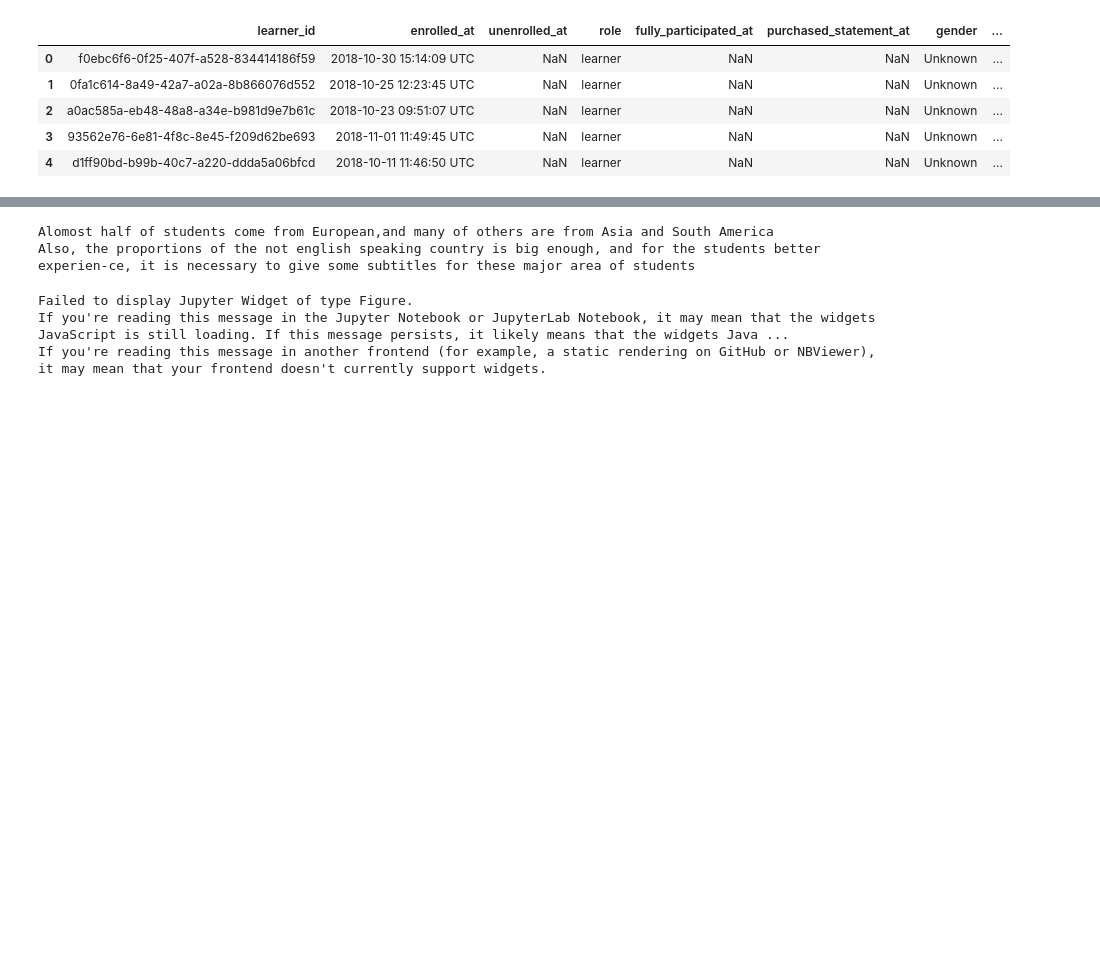
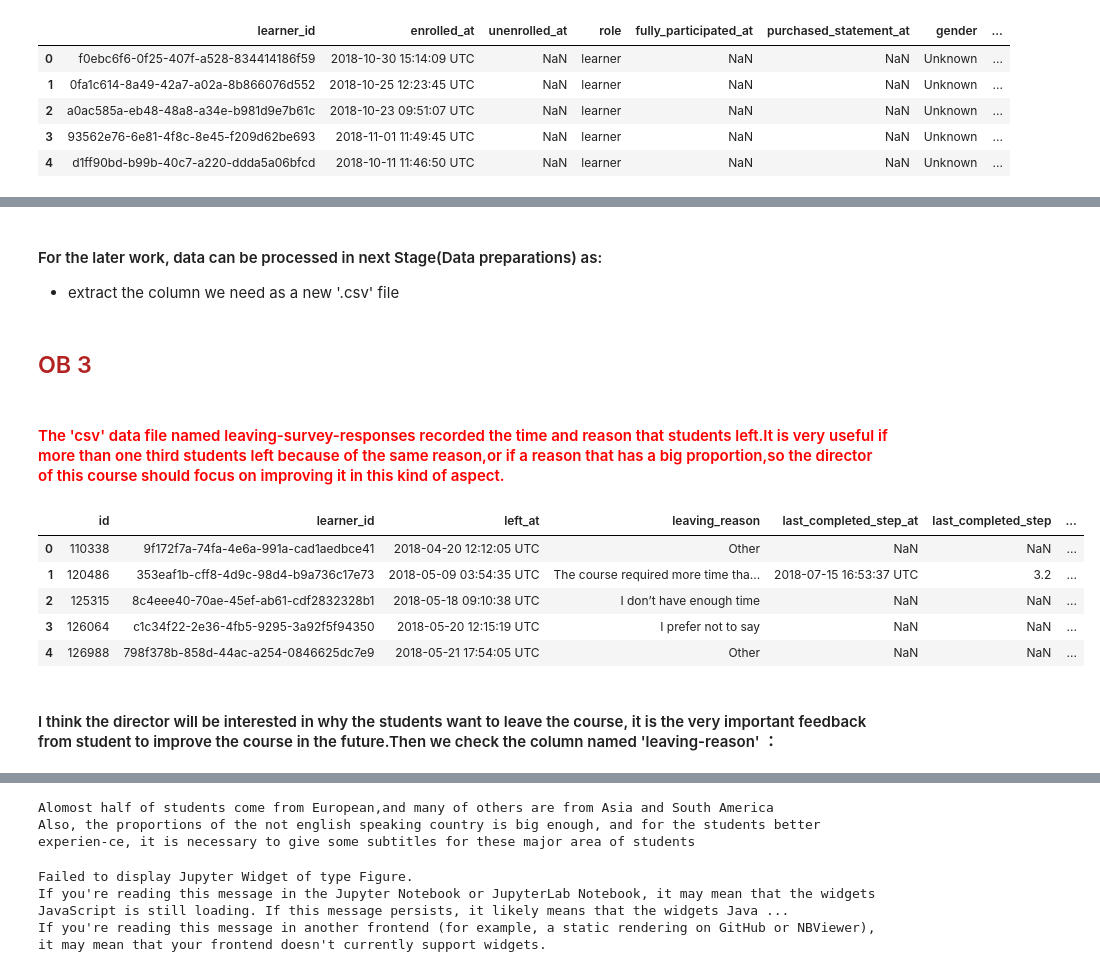
Before and after one commit to haoranD/CRISP-DM-PYTHON, a Jupyter notebook: notebooks/CRISP-DM.ipynb, the cells around one changed output, grey strips where cells are left out. Cells and saved outputs as stored; diff of their text form; code cells hidden in the pictures; blank space fills up the shorter version.

```diff
--- a/notebooks/CRISP-DM.ipynb
+++ b/notebooks/CRISP-DM.ipynb
@@ -242,0 +370,28 @@ Check the percentage of them
+# %% [markdown]
+#### For the later work, data can be processed in next Stage(Data preparations) as:
+- extract the column we need as a new '.csv' file
+# %% [markdown]
+##  <font color=FireBrick>OB 3</font>
+# %% [markdown]
+#### <font color=#FF0000>The 'csv' data file named leaving-survey-responses recorded the time and reason that students left.It is very useful if more than one third students left because of the same reason,or if a reason that has a big proportion,so the director of this course should focus on improving it in this kind of aspect.</font>
+# %%
+tNum = 6
+type_file = 'leaving-survey-responses'
+#outputPath = '../data/processed/' + 'Merged' + str(startNum) + '-' + str(endNum) + '_' + type_file + '.csv'
+data_t = []
+timesName = '-' + str(tNum) + '_'
+fileName = '../Data/raw/Engagement of Cyber Serurity/dataset201819/cyber-security' + timesName + type_file + '.csv'
+
+
+singlefile = pd.read_csv(fileName)
+singlefile.head()
+#mergedData.to_csv(outputPath)
+# %% [output]
+|  | id | learner_id | left_at | leaving_reason | last_completed_step_at | last_completed_step | ... |
+| 0 | 110338 | 9f172f7a-74fa-4e6a-991a-cad1aedbce41 | 2018-04-20 12:12:05 UTC | Other | NaN | NaN | ... |
+| 1 | 120486 | 353eaf1b-cff8-4d9c-98d4-b9a736c17e73 | 2018-05-09 03:54:35 UTC | The course required more time tha... | 2018-07-15 16:53:37 UTC | 3.2 | ... |
+| 2 | 125315 | 8c4eee40-70ae-45ef-ab61-cdf2832328b1 | 2018-05-18 09:10:38 UTC | I don’t have enough time | NaN | NaN | ... |
+| 3 | 126064 | c1c34f22-2e36-4fb5-9295-3a92f5f94350 | 2018-05-20 12:15:19 UTC | I prefer not to say | NaN | NaN | ... |
+| 4 | 126988 | 798f378b-858d-44ac-a254-0846625dc7e9 | 2018-05-21 17:54:05 UTC | Other | NaN | NaN | ... |
+# %% [markdown]
+#### I think the director will be interested in why the students want to leave the course, it is the very important feedback from student to improve the course in the future.Then we check the column named 'leaving-reason' ：
```
Also changed, not shown: parts of 78 cells of this notebook, 23 other files.
